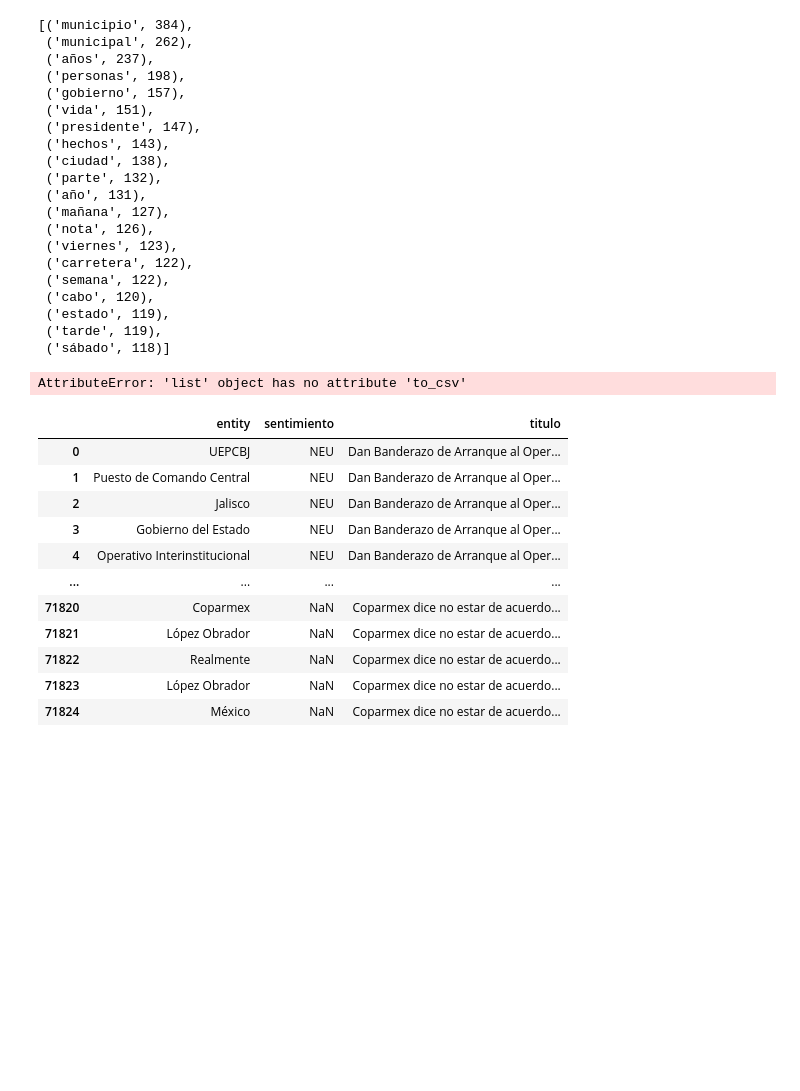
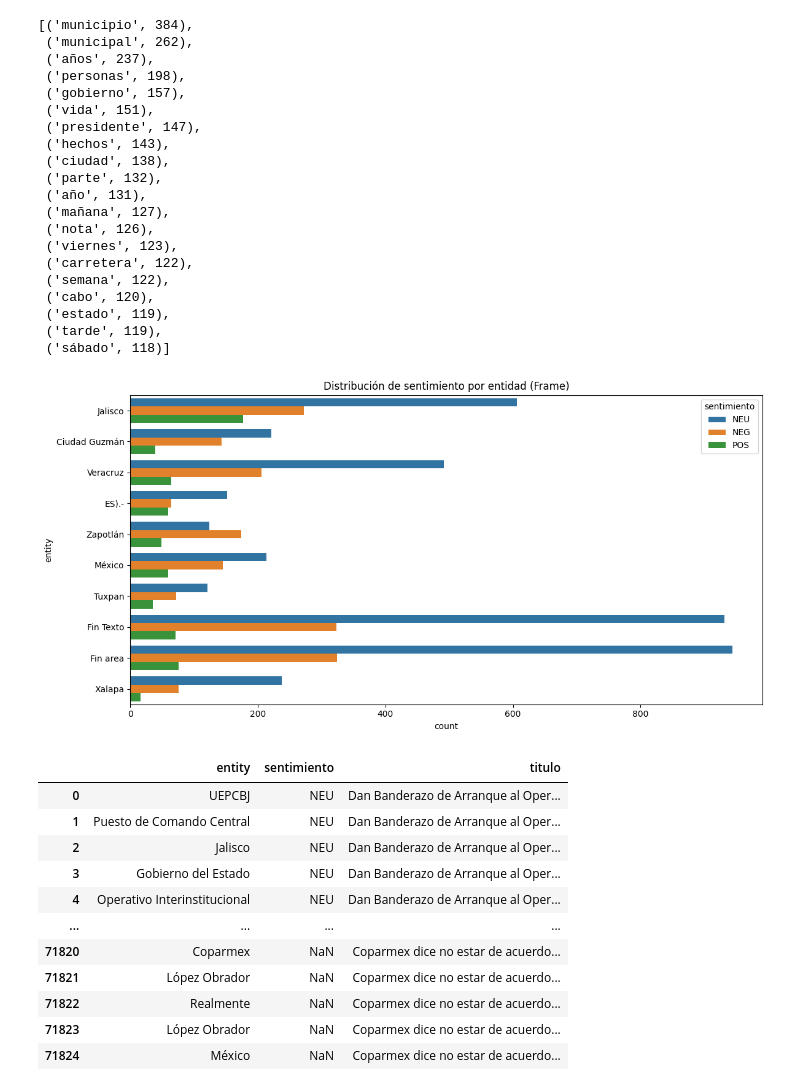
Before and after one commit to adrianodreamer/udg_paper, a Jupyter notebook: framing.ipynb, the cells around one changed output. Drawn from its saved outputs; the diff is of its cells as text; code cells hidden in the pictures; blank space fills up the shorter version.

```diff
--- a/framing.ipynb
+++ b/framing.ipynb
@@ -187,31 +277,31 @@ keyword_counts
  ('tarde', 119),
  ('sábado', 118)]
 # %%
-keyword_counts.to_csv('keyword_counts.csv', index=False, encoding='utf-8-sig')
+#keyword_counts.to_csv('keyword_counts.csv', index=False, encoding='utf-8-sig')
-# %% [output]
-AttributeError: 'list' object has no attribute 'to_csv'
 # %%
 # Análisis de sentimiento por frame
 # Crear un dataframe expandido con una fila por entidad
 entity_rows = []
 for idx, row in df.iterrows():
     for entity in row['entities']:
         entity_rows.append({
             'entity': entity,
             'sentimiento': row['sentimiento'],
             'titulo': row['titulo']
         })
 entity_df = pd.DataFrame(entity_rows)
 
 # Analizar distribución de sentimiento por entidad
 top_entities = [ent[0] for ent in entity_counts[:10]]
 filtered_df = entity_df[entity_df['entity'].isin(top_entities)]
 
-#plt.figure(figsize=(12,6))
-#sns.countplot(data=filtered_df, y='entity', hue='sentimiento')
-#plt.title("Distribución de sentimiento por entidad (Frame)")
-#plt.tight_layout()
-#plt.show()
+plt.figure(figsize=(12,6))
+sns.countplot(data=filtered_df, y='entity', hue='sentimiento')
+plt.title("Distribución de sentimiento por entidad (Frame)")
+plt.tight_layout()
+plt.show()
+# %% [output]
+[figure, added]
 # %%
 entity_df
 # %% [output]
```
Also changed, not shown: parts of 9 cells of this notebook, 2 other files.
